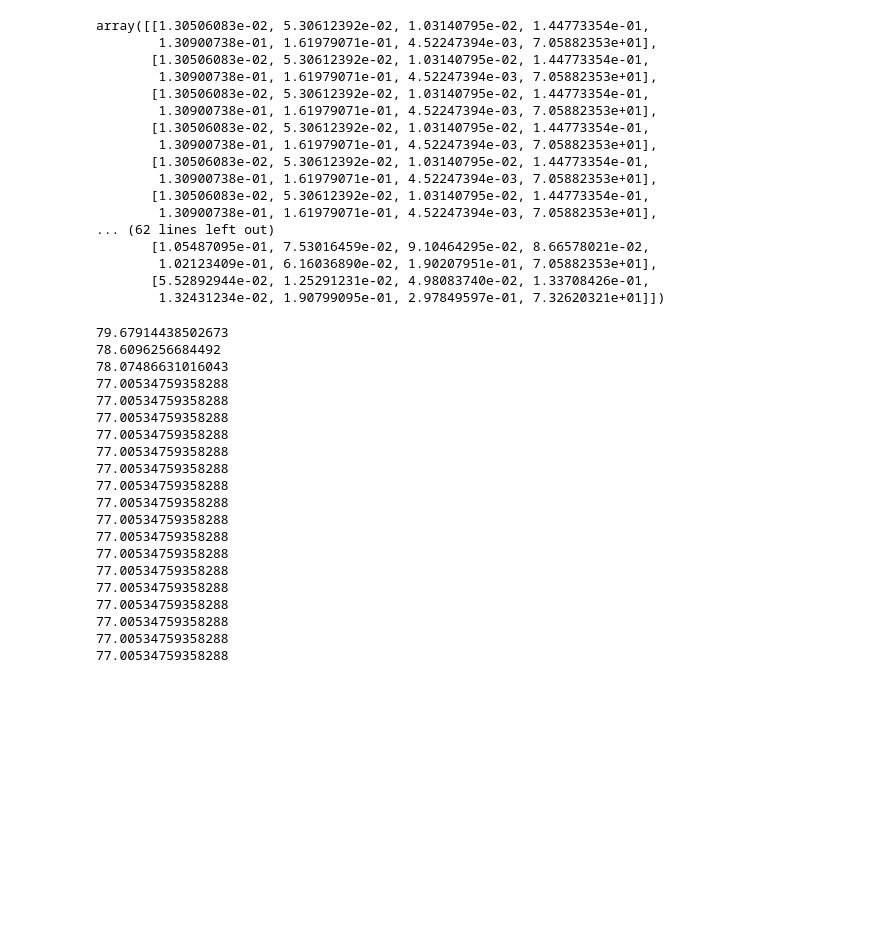
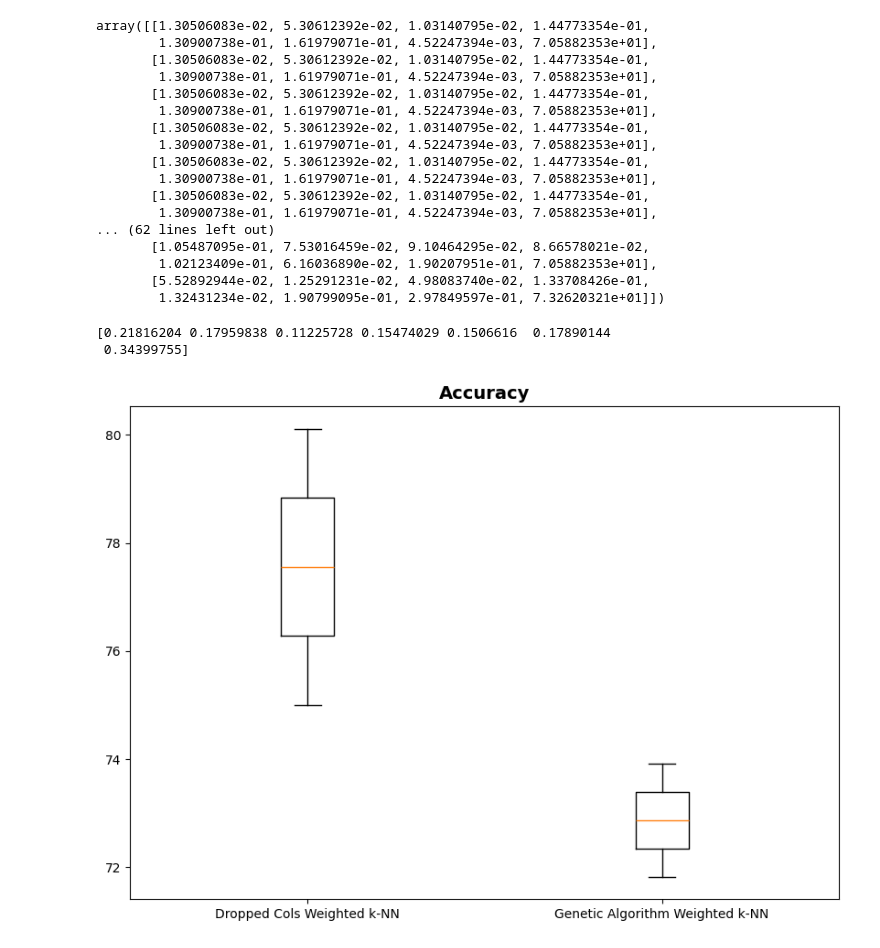
Before and after one commit to OnkarSama/Womp-Womp, a Jupyter notebook: modified-algo.ipynb, the cells around one changed output. Drawn from its saved outputs; the diff is of its cells as text; code cells hidden in the pictures; blank space fills up the shorter version.

Commit message:
Added Genetic Algo function into simulation.

```diff
--- a/modified-algo.ipynb
+++ b/modified-algo.ipynb
@@ -1664,26 +1664,26 @@ def get_weight_manipulated_acc(num_of_population, genetic_weights):
 
         accuracy_list.append(accuracy)
 
-        print("Pop data shape: ", population_data.shape)
+        # print("Pop data shape: ", population_data.shape)
         #
         # print("This is the loop iteration index, ", population)
 
         if(population == 0):
             population_weights_with_accuracy[:] = np.append(genetic_weights[population], accuracy)  # the current populations weight and its accuracy
-            print("This is population_weights_with_accuracy, ", population_weights_with_accuracy, "\n")
+            # print("This is population_weights_with_accuracy, ", population_weights_with_accuracy, "\n")
             population_data[:] = population_weights_with_accuracy
-            print("This is population_data inside of the if, ", population_data, "\n")
+            # print("This is population_data inside of the if, ", population_data, "\n")
         else:
 
             population_weights_with_accuracy[:] = np.append(genetic_weights[population], accuracy)  # the current populations weight and its accuracy
-            print("This is population_weights_with_accuracy, ", population_weights_with_accuracy, "\n")
+            # print("This is population_weights_with_accuracy, ", population_weights_with_accuracy, "\n")
             population_data = np.vstack((population_data,population_weights_with_accuracy))  # unsorted full generation data which holds weight and accuracy of each population
-            print("This is population_data inside the else, ", population_data, "\n")
+            # print("This is population_data inside the else, ", population_data, "\n")
 
     population_data_sorted = np.sort(population_data,axis=0)[::-1]# sorted full generations
 
-    for i in range(0,20):
-        print("This is population_data_sorted, ", population_data_sorted[i][7], "\n")
+    # for i in range(0,20):
+    #     print("This is population_data_sorted, ", population_data_sorted[i][7], "\n")
 
     return population_data_sorted
 # %%
@@ -1771,27 +1752,8 @@ array([[1.30506083e-02, 5.30612392e-02, 1.03140795e-02, 1.44773354e-01,
         1.02123409e-01, 6.16036890e-02, 1.90207951e-01, 7.05882353e+01],
        [5.52892944e-02, 1.25291231e-02, 4.98083740e-02, 1.33708426e-01,
         1.32431234e-02, 1.90799095e-01, 2.97849597e-01, 7.32620321e+01]])
-# %%
-for i in range(0,20):
-    print(ig_generations_data["Generation_1"][i][7])
-# %% [output]
-79.67914438502673
-78.6096256684492
-78.07486631016043
-77.00534759358288
-77.00534759358288
-77.00534759358288
-77.00534759358288
-77.00534759358288
-77.00534759358288
-77.00534759358288
-77.00534759358288
-77.00534759358288
-77.00534759358288
-77.00534759358288
-77.00534759358288
-77.00534759358288
-77.00534759358288
-77.00534759358288
-77.00534759358288
-77.00534759358288
+# %%
+print(ig_generations_data["Generation_1"][0][:7])
+# %% [output]
+[0.21816204 0.17959838 0.11225728 0.15474029 0.1506616  0.17890144
+ 0.34399755]
@@ -1797,0 +1873,17 @@ for i in range(0,20):
+# %%
+fig = plt.figure(figsize =(10, 7))
+plt.title("Accuracy",fontsize=14, fontweight='bold')
+
+data = [dropped_weight_avg_acc, GA_weight_acc]
+
+x_axis = ['Dropped Cols Weighted k-NN', 'Genetic Algorithm Weighted k-NN']
+
+# Creating plot
+plt.boxplot(data, tick_labels=x_axis)
+
+plt.savefig('IG and GA Accuracy.svg')
+
+# show plot
+plt.show()
+# %% [output]
+[figure, added]
```
Also changed, not shown: parts of 2 cells of this notebook, 1 other file.
